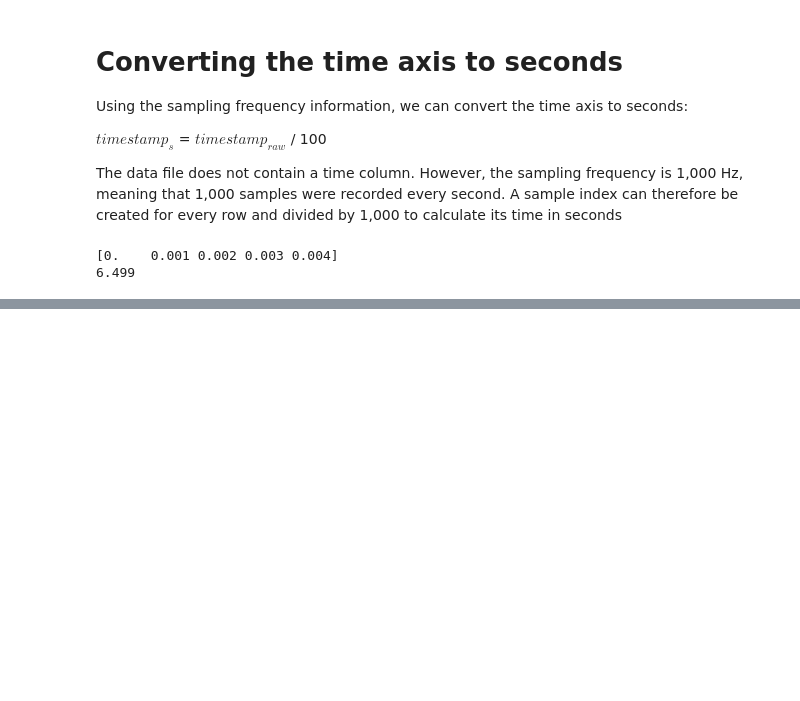
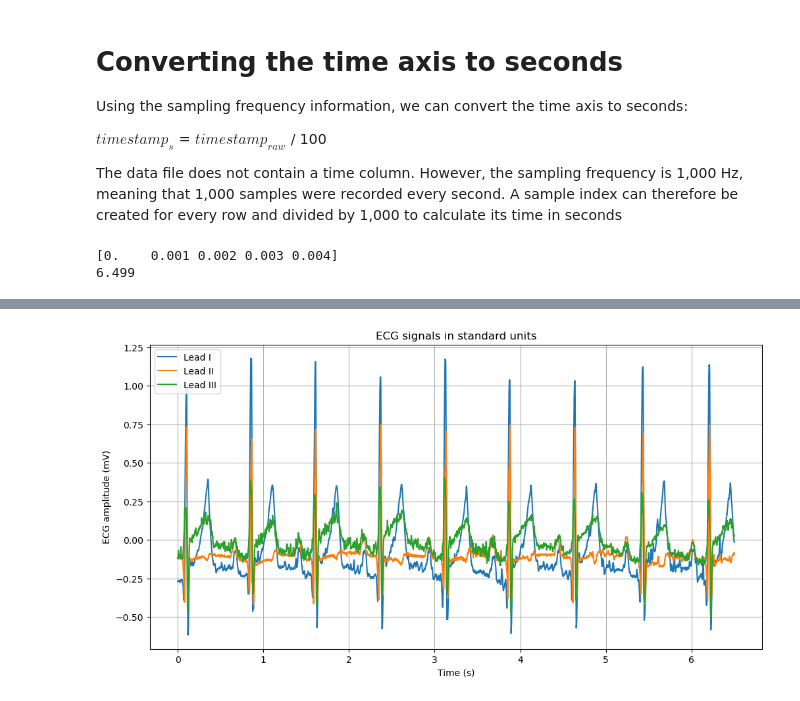
Before and after one commit to jenniferhoumard/Series01-python, a Jupyter notebook: Series01-python.ipynb, the cells around one changed output, grey strips where cells are left out. Cells and saved outputs as stored; diff of their text form; code cells hidden in the pictures; blank space fills up the shorter version.

Commit message:
Check the rescaled ECG plot
Check the number of signals and samples, time axis, amplitude scale, and signal continuity.

```diff
--- a/Series01-python.ipynb
+++ b/Series01-python.ipynb
@@ -138,0 +149,33 @@ print(time_seconds[-1]) # [-1] selects the final value in the array.
+# %%
+# Matplotlib plotting resources:
+    # https://matplotlib.org/stable/api/_as_gen/matplotlib.pyplot.plot.html
+
+# Create a new figure that is 12 inches wide and 6 inches high.
+plt.figure(figsize=(12, 6))
+
+# Plot time against every ecg value that we converted to mv from all 3 ECG column.
+plt.plot(time_seconds, ecg_data_mv[:, 0], label="Lead I") # plot the time in seconds (x-value) and ecg data in mV (y-value) for all rows in column 1. label it as Lead I which will appear in the legend.
+
+plt.plot(time_seconds, ecg_data_mv[:, 1], label="Lead II") # plot the time in seconds (x-value) and ecg data in mV (y-value) for all rows in column 2. label it as Lead II which will appear in the legend.
+
+plt.plot(time_seconds, ecg_data_mv[:, 2], label="Lead III") # # plot the time in seconds (x-value) and ecg data in mV (y-value) for all rows in column 3. label it as Lead III which will appear in the legend.
+
+
+# Label the x-axis and y-axis of the graph
+plt.xlabel("Time (s)")
+
+plt.ylabel("ECG amplitude (mV)")
+
+# Add a title above the graph.
+plt.title("ECG signals in standard units")
+
+# Display the labels assigned to the three plotted lines.
+plt.legend()
+
+# Add grid lines to make the values easier to read.
+plt.grid(True)
+
+# Display the completed graph.
+plt.show()
+# %% [output]
+[figure, added]
```
Also changed, not shown: parts of 2 cells of this notebook.
